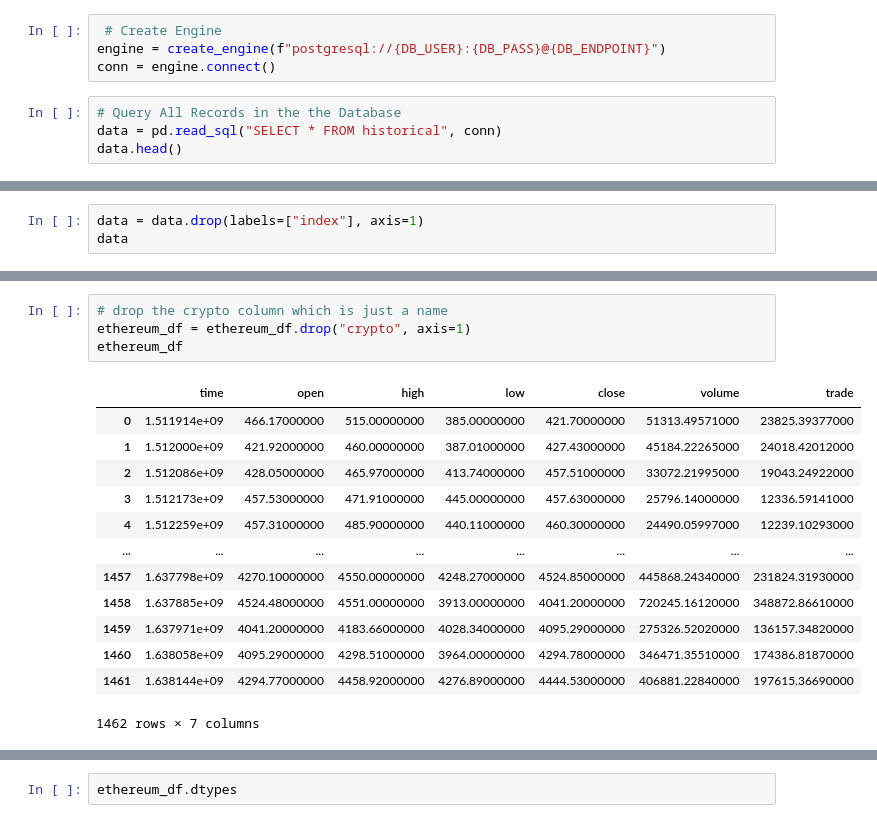
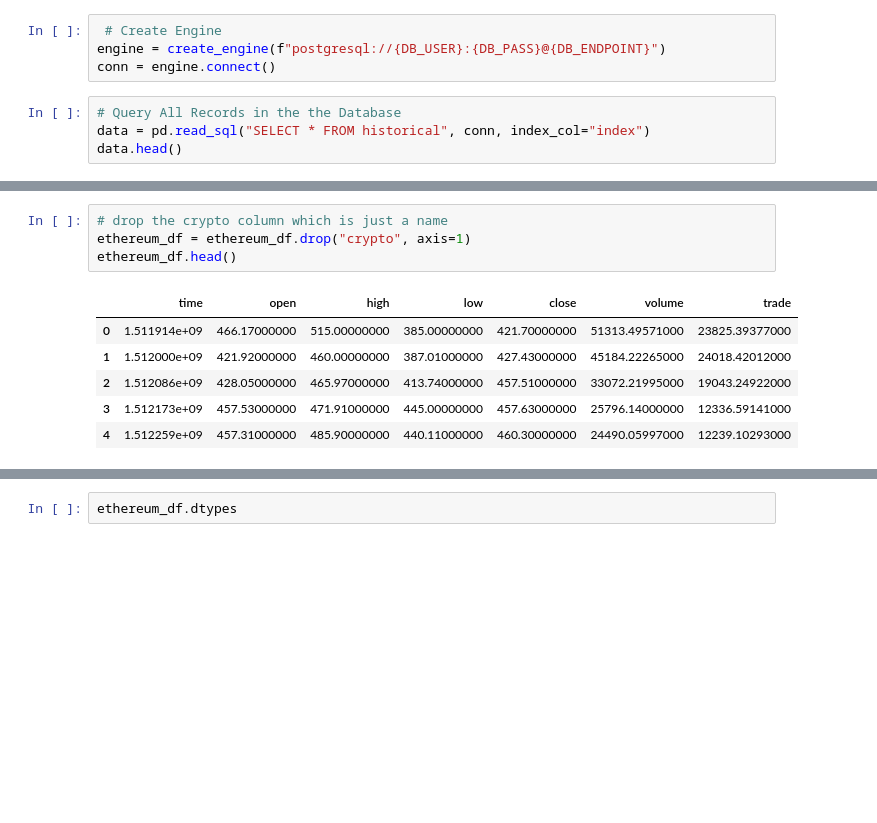
Before and after one commit to TomHOldershaw/Project4, a Jupyter notebook: 03 - Predicting the future price of ethereum - Adding Features which are shifted.ipynb, the cells around one changed output, grey strips where cells are left out. Cells and saved outputs as stored; diff of their text form; blank space fills up the shorter version.

```diff
--- a/03 - Predicting the future price of ethereum - Adding Features which are shifted.ipynb
+++ b/03 - Predicting the future price of ethereum - Adding Features which are shifted.ipynb
@@ -13,6 +13,6 @@ engine = create_engine(f"postgresql://{DB_USER}:{DB_PASS}@{DB_ENDPOINT}")
 conn = engine.connect()
 # %%
 # Query All Records in the the Database
-data = pd.read_sql("SELECT * FROM historical", conn)
+data = pd.read_sql("SELECT * FROM historical", conn, index_col="index")
 data.head()
 # %% [output]
@@ -25,3 +25,0 @@ data.head()
-# %%
-data = data.drop(labels=["index"], axis=1)
-data
@@ -45,20 +37,13 @@ ethereum_df = ethereum_df.reset_index(drop=True)
 # %%
 # drop the crypto column which is just a name
 ethereum_df = ethereum_df.drop("crypto", axis=1)
-ethereum_df
+ethereum_df.head()
 # %% [output]
 |  | time | open | high | low | close | volume | trade |
 | 0 | 1.511914e+09 | 466.17000000 | 515.00000000 | 385.00000000 | 421.70000000 | 51313.49571000 | 23825.39377000 |
 | 1 | 1.512000e+09 | 421.92000000 | 460.00000000 | 387.01000000 | 427.43000000 | 45184.22265000 | 24018.42012000 |
 | 2 | 1.512086e+09 | 428.05000000 | 465.97000000 | 413.74000000 | 457.51000000 | 33072.21995000 | 19043.24922000 |
 | 3 | 1.512173e+09 | 457.53000000 | 471.91000000 | 445.00000000 | 457.63000000 | 25796.14000000 | 12336.59141000 |
 | 4 | 1.512259e+09 | 457.31000000 | 485.90000000 | 440.11000000 | 460.30000000 | 24490.05997000 | 12239.10293000 |
-| ... | ... | ... | ... | ... | ... | ... | ... |
-| 1457 | 1.637798e+09 | 4270.10000000 | 4550.00000000 | 4248.27000000 | 4524.85000000 | 445868.24340000 | 231824.31930000 |
-| 1458 | 1.637885e+09 | 4524.48000000 | 4551.00000000 | 3913.00000000 | 4041.20000000 | 720245.16120000 | 348872.86610000 |
-| 1459 | 1.637971e+09 | 4041.20000000 | 4183.66000000 | 4028.34000000 | 4095.29000000 | 275326.52020000 | 136157.34820000 |
-| 1460 | 1.638058e+09 | 4095.29000000 | 4298.51000000 | 3964.00000000 | 4294.78000000 | 346471.35510000 | 174386.81870000 |
-| 1461 | 1.638144e+09 | 4294.77000000 | 4458.92000000 | 4276.89000000 | 4444.53000000 | 406881.22840000 | 197615.36690000 |
-1462 rows × 7 columns
 # %%
 ethereum_df["time"] = pd.to_datetime(ethereum_df['time'], unit="s")
```
Also changed, not shown: parts of 10 cells of this notebook.
